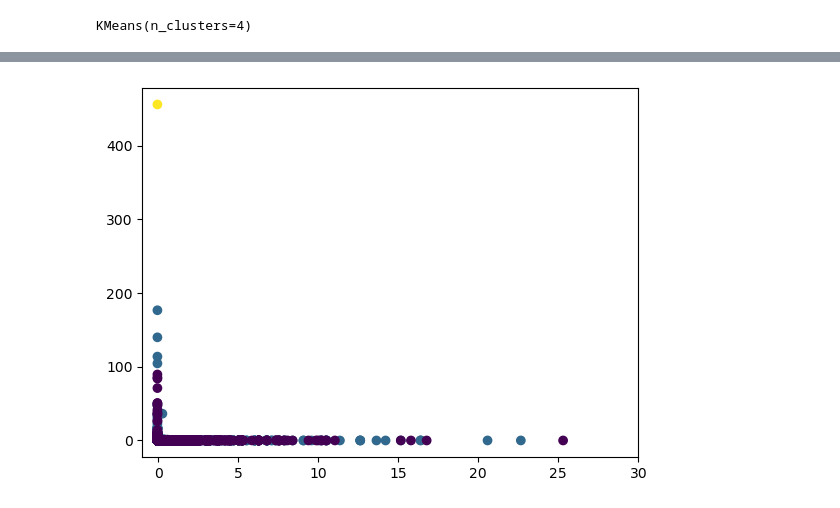
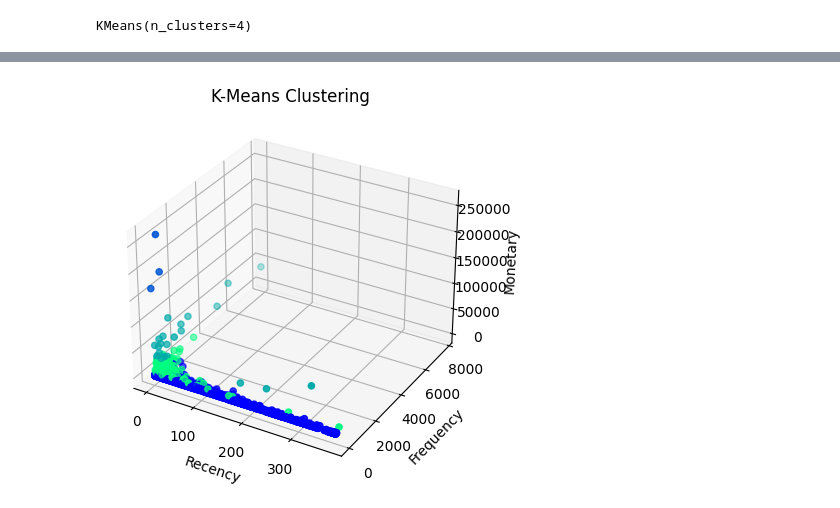
Before and after one commit to samarthya04/IIIT-A-internship, a Jupyter notebook: Online_Retail_Customer_Clustering.ipynb, the cells around one changed output, grey strips where cells are left out. Cells and saved outputs as stored; diff of their text form; code cells hidden in the pictures.

```diff
--- a/Online_Retail_Customer_Clustering.ipynb
+++ b/Online_Retail_Customer_Clustering.ipynb
@@ -222,7 +298,14 @@ df
-# %%
-plt.scatter(x=df['Quantity'], y=df[['UnitPrice']], c=df['Kmeans_3'])
-plt.xlim(-1, 30)
-# plt.ylim(3, 1.5)
-plt.show()
-# %% [output]
-[figure, removed]
+# %%
+from matplotlib.pyplot import *
+from mpl_toolkits.mplot3d import Axes3D
+
+fig = plt.figure()
+ax = fig.add_subplot(111, projection='3d')
+ax.scatter(df.Recency, df.Frequency, df.Monetary, c=df.Kmeans_3, cmap="winter", marker='o')
+ax.set_xlabel('Recency')
+ax.set_ylabel('Frequency')
+ax.set_zlabel('Monetary')
+plt.title('K-Means Clustering')
+plt.show()
+# %% [output]
+[figure, added]
```
Also changed, not shown: parts of 16 cells of this notebook.
